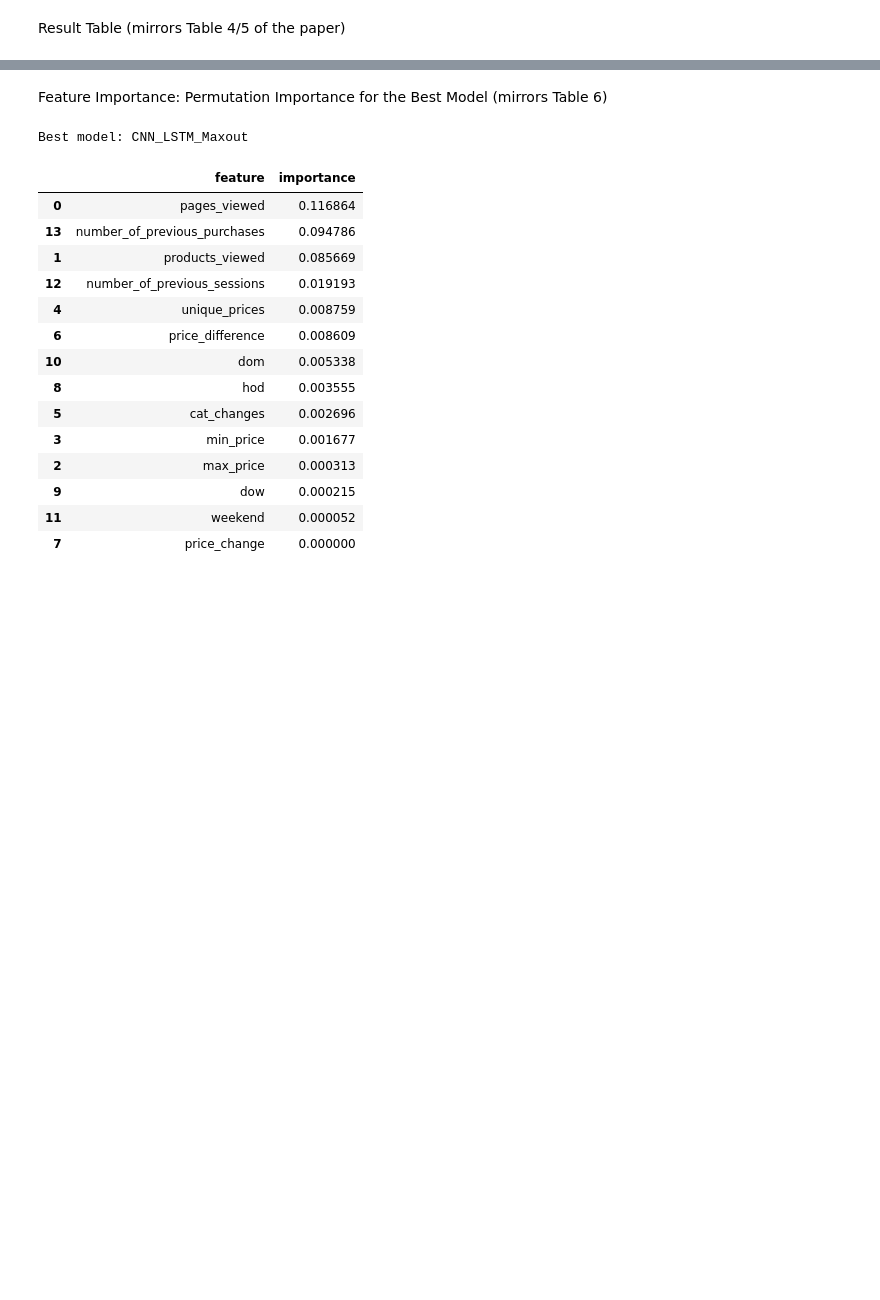
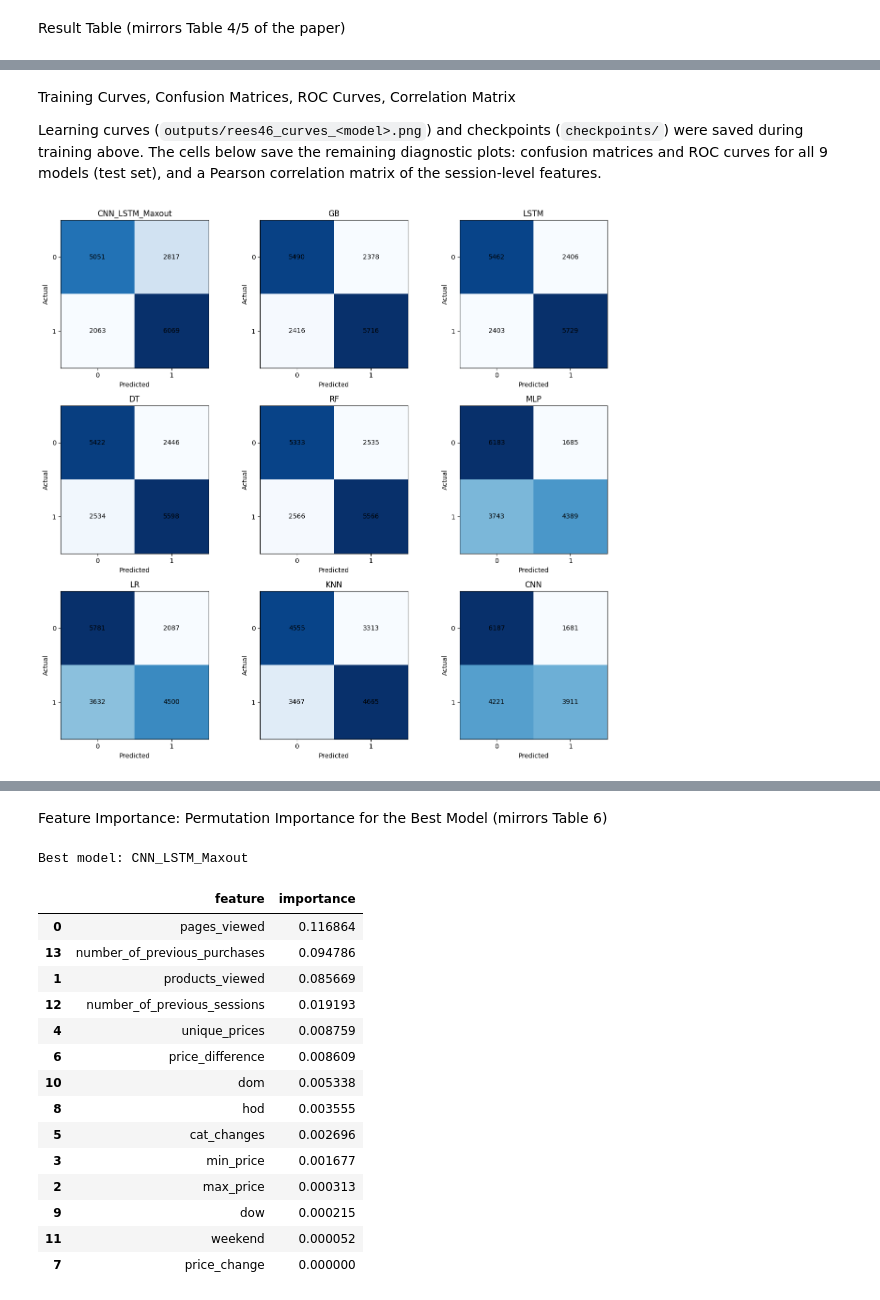
Before and after one commit to VuNgoHust123/PAPER_THANH, a Jupyter notebook: Cart_Abandonment_REES46.ipynb, the cells around one changed output, grey strips where cells are left out. Cells and saved outputs as stored; diff of their text form; code cells hidden in the pictures; blank space fills up the shorter version.

```diff
--- a/Cart_Abandonment_REES46.ipynb
+++ b/Cart_Abandonment_REES46.ipynb
@@ -467,0 +541,26 @@ results_df.round(3)
+# %% [markdown]
+Training Curves, Confusion Matrices, ROC Curves, Correlation Matrix
+
+Learning curves (`outputs/rees46_curves_<model>.png`) and checkpoints (`checkpoints/`) were saved during training above. The cells below save the remaining diagnostic plots: confusion matrices and ROC curves for all 9 models (test set), and a Pearson correlation matrix of the session-level features.
+# %%
+#Confusion matrices for all 9 models, side by side (test set)
+model_order = list(results_df.index)
+fig, axes = plt.subplots(3, 3, figsize=(13, 12))
+for ax, name in zip(axes.flat, model_order):
+    y_true, probs = predictions[name]
+    y_pred = (probs >= 0.5).astype(int)
+    cm = confusion_matrix(y_true, y_pred)
+    ax.imshow(cm, cmap='Blues')
+    ax.set_title(name)
+    ax.set_xlabel('Predicted')
+    ax.set_ylabel('Actual')
+    ax.set_xticks([0, 1])
+    ax.set_yticks([0, 1])
+    for i in range(2):
+        for j in range(2):
+            ax.text(j, i, cm[i, j], ha='center', va='center', color='black')
+plt.tight_layout()
+plt.savefig('outputs/rees46_confusion_matrices.png', dpi=120)
+plt.show()
+# %% [output]
+[figure, added]
```
Also changed, not shown: parts of 21 cells of this notebook, 17 other files.
